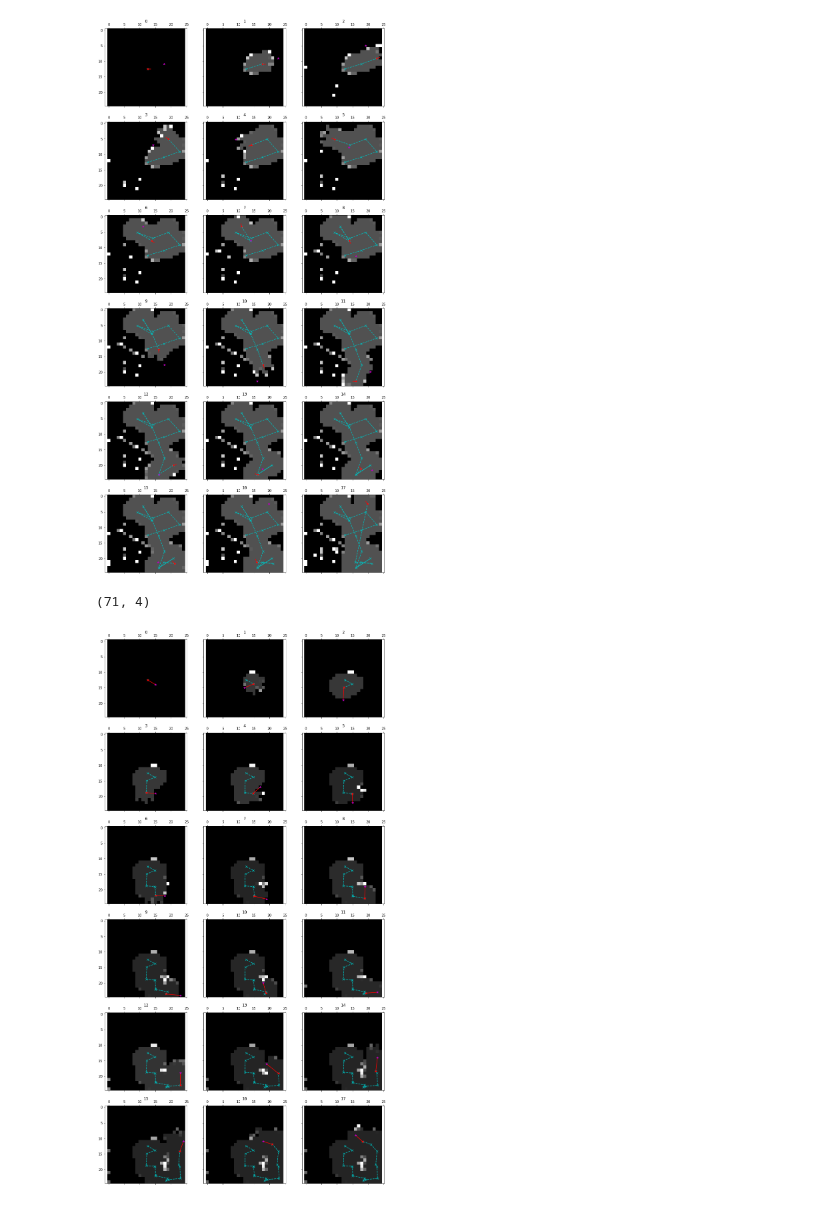
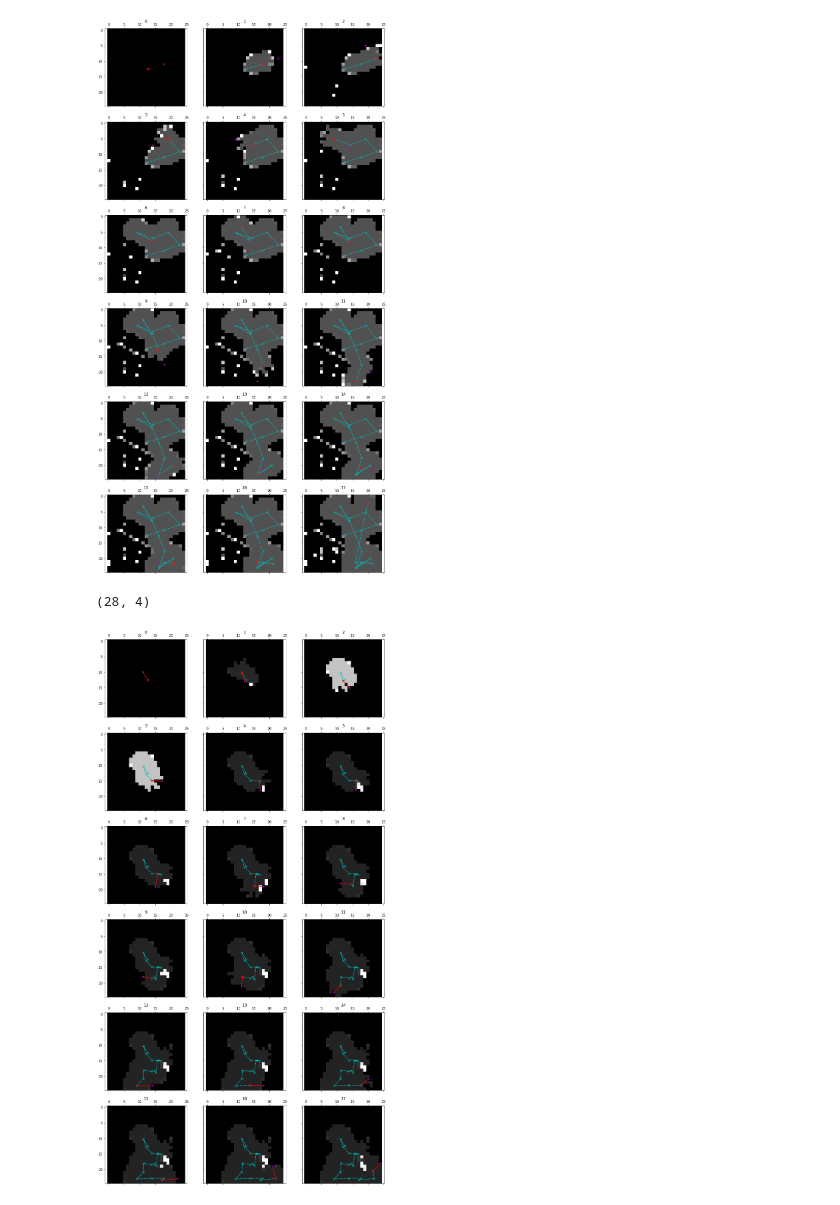
Before and after one commit to mhl787156/RomiExperiments, a Jupyter notebook: scripts/analyseData2.ipynb, the cells around one changed output. Cells and saved outputs as stored; diff of their text form; code cells hidden in the pictures.

```diff
--- a/scripts/analyseData2.ipynb
+++ b/scripts/analyseData2.ipynb
@@ -348,11 +348,11 @@ display_latest_pose_grid('Gradients_Test1_Empty')
 # %%
 def display_latest_pose_grid_movement(tag):
     datapath = os.path.join('..', 'data')
     datafolder = get_latest_data_folder_loc_by_tag(datapath, tag)
     mapstime, positions, nextmoves = read_in_maps_and_positions(datafolder)
     print(nextmoves.shape)
     plot_grid_with_nextmoves(mapstime, nextmoves)
-display_latest_pose_grid_movement('Gradients_Test3_Long_Duration')
+display_latest_pose_grid_movement('Gradients_Test4')
 # %% [output]
-(71, 4)
+(28, 4)
-[figure, old version]
+[figure, new version]
```
Also changed, not shown: parts of 2 cells of this notebook, 8 other files.
